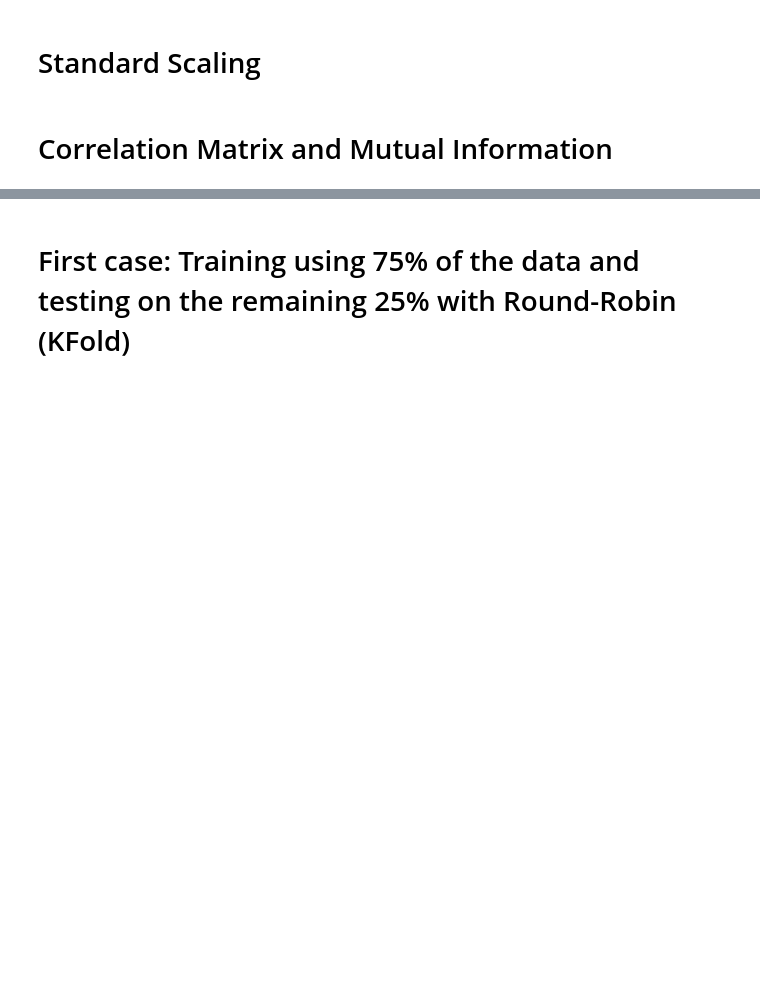
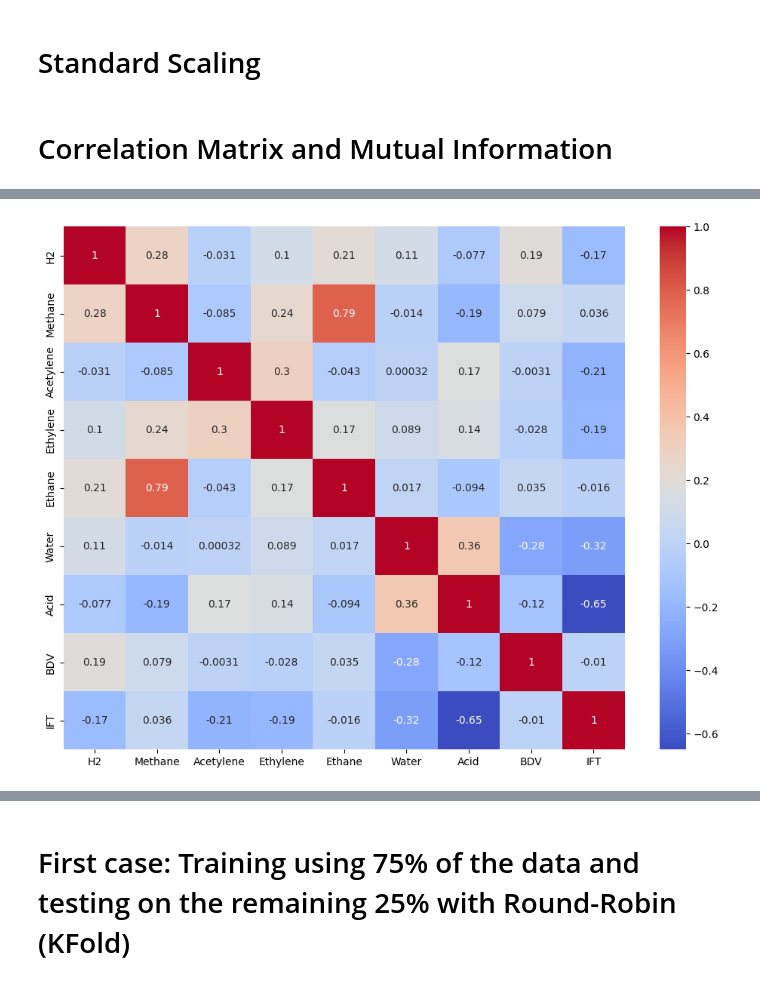
Before and after one commit to NimaFrj/Kaggle-Notebooks, a Jupyter notebook: transformer-paper-regression2.ipynb, the cells around one changed output, grey strips where cells are left out. Drawn from its saved outputs; the diff is of its cells as text; code cells hidden in the pictures; blank space fills up the shorter version.

```diff
--- a/transformer-paper-regression2.ipynb
+++ b/transformer-paper-regression2.ipynb
@@ -16,6 +16,12 @@ At first, we have used KFold Round-Robin for testing our model so that every dat
 ds_A = pd.read_csv("/kaggle/input/transformer/DatasetA.csv").sample(frac=1, random_state=42).reset_index(drop=True)
 ds_B = pd.read_csv("/kaggle/input/transformer/DatasetB.csv").sample(frac=1, random_state=42).reset_index(drop=True)
 
+ds_A_new = ds_A.drop(set(ds_A.columns) - set(ds_B.columns), axis=1)
+ds_B_new = ds_B[ds_A_new.columns]
+
+ds_mix = pd.concat([ds_A_new, ds_B_new]).sample(frac=1, random_state=42).reset_index(drop=True)
+y_mix = ds_mix['Furan']
+X_mix = ds_mix.drop(["Furan", "HI"], axis = 1)
 
 y_A = ds_A['Furan']
 X_A = ds_A.drop(["Furan", "HI"], axis=1)
@@ -122,11 +128,24 @@ outliers_B = X_B[(np.abs(X_B - means) > 3 * stds).any(axis=1)]
 # Remove outliers
 X_B = X_B[~X_B.index.isin(outliers_B.index)]
 y_B = y_B[~y_B.index.isin(outliers_B.index)]
+
+
+# For Dataset mix:
+means = X_mix.mean()
+stds = X_mix.std()
+
+# Identify outliers
+outliers_mix = X_mix[(np.abs(X_mix - means) > 3 * stds).any(axis=1)]
+
+# Remove outliers
+X_mix = X_mix[~X_mix.index.isin(outliers_mix.index)]
+y_mix = y_mix[~y_mix.index.isin(outliers_mix.index)]
 # %% [markdown]
 # Standard Scaling
 # %%
 X_A = (X_A - X_A.mean())/X_A.std()
 X_B = (X_B - X_B.mean())/X_B.std()
+X_mix = (X_mix - X_mix.mean())/X_mix.std()
 # %% [markdown]
 # Correlation Matrix and Mutual Information
 # %%
@@ -140,3 +171,13 @@ sns.heatmap(corr_matrix, annot=True, cmap='coolwarm')
+# %%
+corr_matrix = X_mix.corr()
+import seaborn as sns
+plt.figure(figsize=(12, 9))
+sns.heatmap(corr_matrix, annot=True, cmap='coolwarm')
+
+#plt.text(0.5, -0.1, "Correlation Matrix for utility B", size=12, ha='center', va='bottom')
+plt.show()
+# %% [output]
+[figure, added]
 # %%
 from sklearn.feature_selection import mutual_info_regression
 
```
Also changed, not shown: parts of 18 cells of this notebook.
